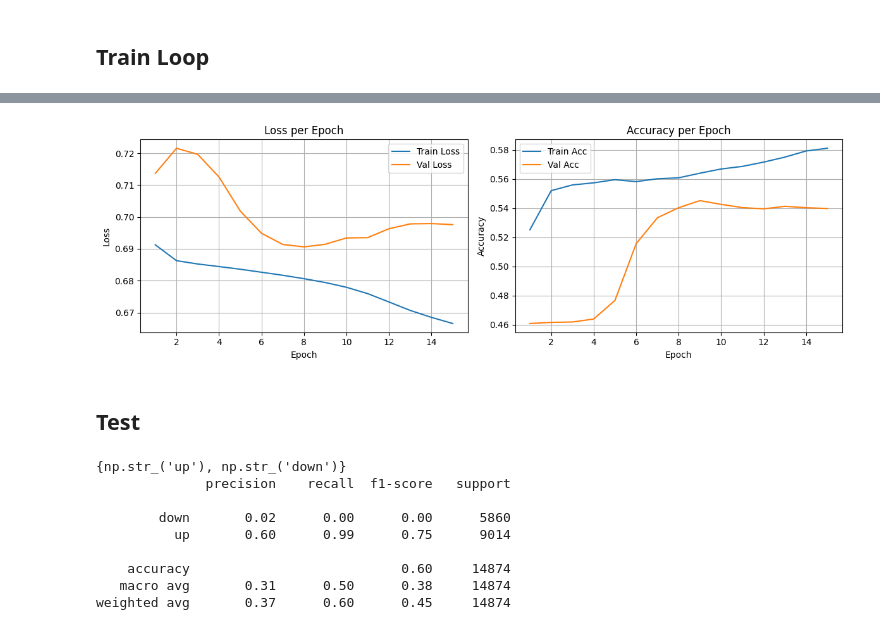
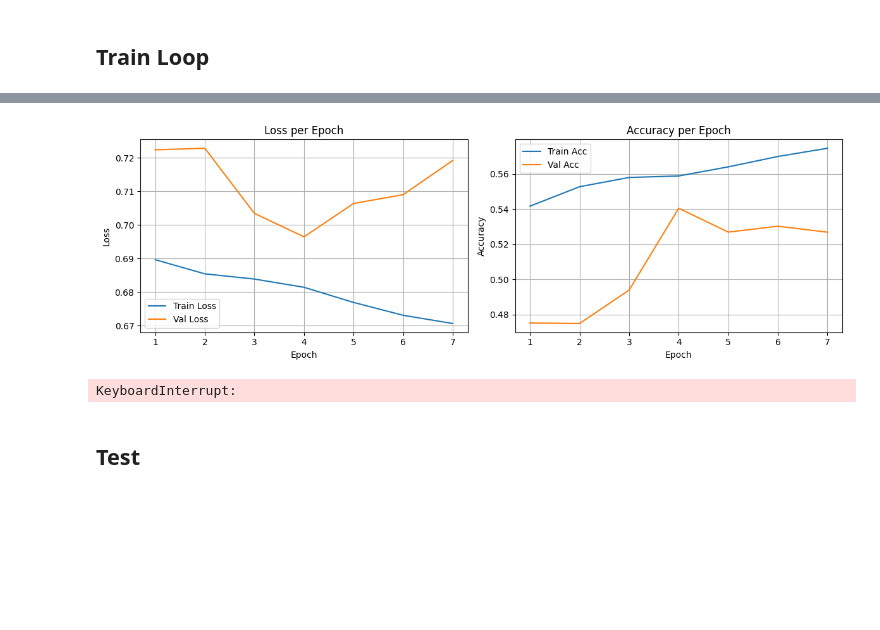
Before and after one commit to Faiisu/Gold_price_predict_LSTM, a Jupyter notebook: Gold_LSTM.ipynb, the cells around one changed output, grey strips where cells are left out. Drawn from its saved outputs; the diff is of its cells as text; code cells hidden in the pictures; blank space fills up the shorter version.

Commit message:
increase model layer

```diff
--- a/Gold_LSTM.ipynb
+++ b/Gold_LSTM.ipynb
@@ -178,7 +178,7 @@ X_train, X_temp, y_train, y_temp = train_test_split(
     X, y, test_size=0.5, shuffle=False
 )
 X_val, X_test, y_val, y_test = train_test_split(
-    X_temp, y_temp, test_size=0.3, shuffle=False
+    X_temp, y_temp, test_size=0.5, shuffle=False
 )
 # %%
 cnt_0 = 0
@@ -265,10 +265,10 @@ import torch.optim as optim
 import matplotlib.pyplot as plt
 from IPython.display import clear_output
 
-model = LSTM_Model(input_size=len(df_cl.columns), hidden_size=128, num_classes=2)
+model = LSTM_Model(input_size=len(df_cl.columns), hidden_size=256, num_classes=2)
 
 lr = 1e-5
-epochs = 15
+epochs = 12
 
 criterion = nn.CrossEntropyLoss()
 optimizer = optim.Adam(model.parameters(), lr=lr)
@@ -286,6 +286,12 @@ best_val_loss = str(file.readline(0))
 
 if ( len(best_val_loss) == 0): best_val_loss = 999
 else : best_val_loss = float(best_val_loss)
+
+file = open("best_acc.txt", "r")
+best_acc = str(file.readline(0))
+
+if ( len(best_acc) == 0): best_acc = 0
+else : best_acc = float(best_acc)
 
 best_epoch = 0
 save_path = "best_lstm_model.pth"
@@ -348,6 +354,18 @@ for epoch in range(1, epochs + 1):
         print(f"Saved New Best Model at Epoch {epoch} (val_loss={val_loss:.4f})")
         open("best_loss.txt", "w+").write(str(best_val_loss))
 
+    if val_acc > best_acc:
+        best_acc = val_acc
+        torch.save({
+            "epoch": epoch,
+            "model_state_dict": model.state_dict(),
+            "optimizer_state_dict": optimizer.state_dict(),
+            "val_loss": val_loss,
+        }, "best_lstm_model_acc.pth")
+        print(f"Saved New Best Model at Epoch {epoch} (val_loss={val_loss:.4f})")
+        open("best_acc.txt", "w+").write(str(best_acc))
+
+
 
     # ---------- Plot ----------
     clear_output(wait=True)
@@ -390,12 +408,13 @@ Best Val Loss: 0.6906
-[figure, old version]
+[figure, new version]
+KeyboardInterrupt:
 # %% [markdown]
 ## Test
 # %%
 from sklearn.metrics import classification_report
 import numpy as np
 
-checkpoint = torch.load("best_lstm_model.pth", map_location=device)
-model = LSTM_Model(input_size=len(df_cl.columns), hidden_size=128, num_classes=2)
+checkpoint = torch.load("best_lstm_model_acc.pth", map_location=device)
+
 model.load_state_dict(checkpoint["model_state_dict"])
 model.to(device)
 model.eval()
@@ -424,13 +443,3 @@ y_pred = np.array([mapping[p] for p in y_pred])
 y_true = np.array([mapping[t] for t in y_true])
 
 print(classification_report(y_true,y_pred))
-# %% [output]
-{np.str_('up'), np.str_('down')}
-              precision    recall  f1-score   support
-
-        down       0.02      0.00      0.00      5860
-          up       0.60      0.99      0.75      9014
-
-    accuracy                           0.60     14874
-   macro avg       0.31      0.50      0.38     14874
-weighted avg       0.37      0.60      0.45     14874
```
Also changed, not shown: parts of 1 cell of this notebook, 5 other files.
